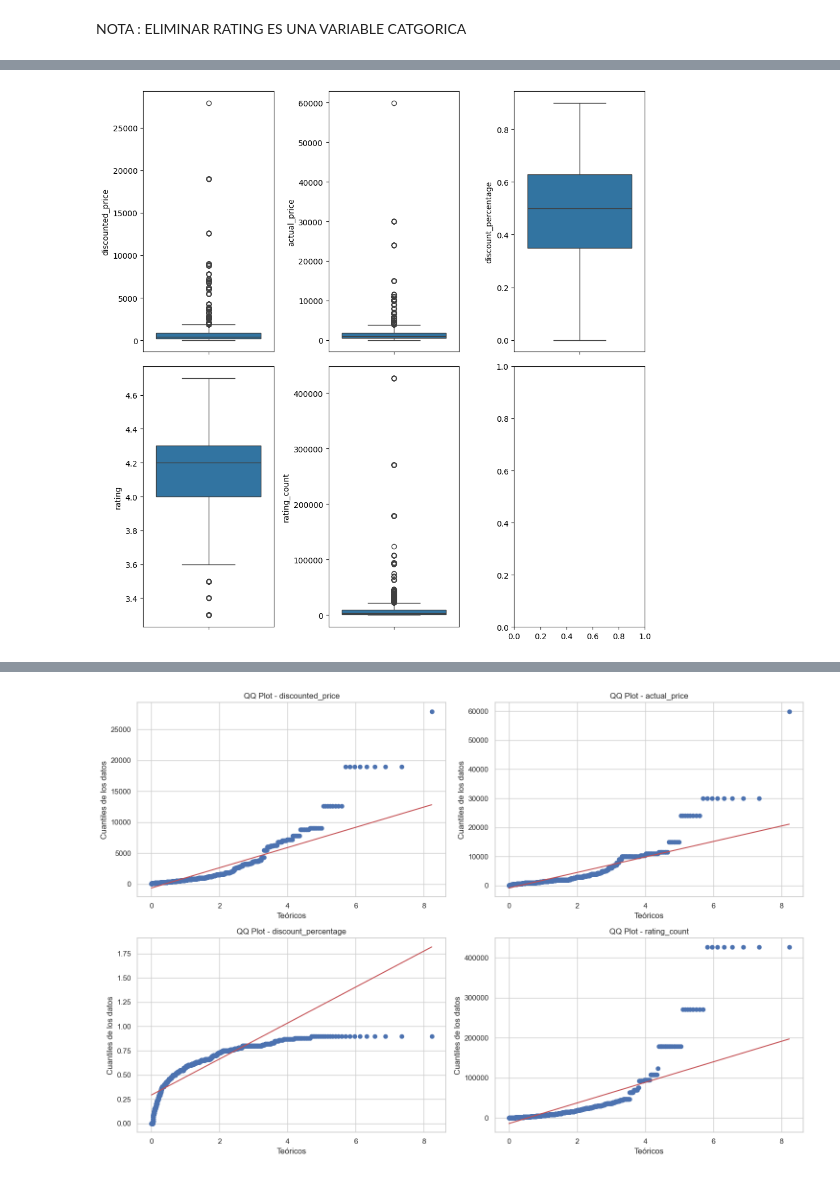
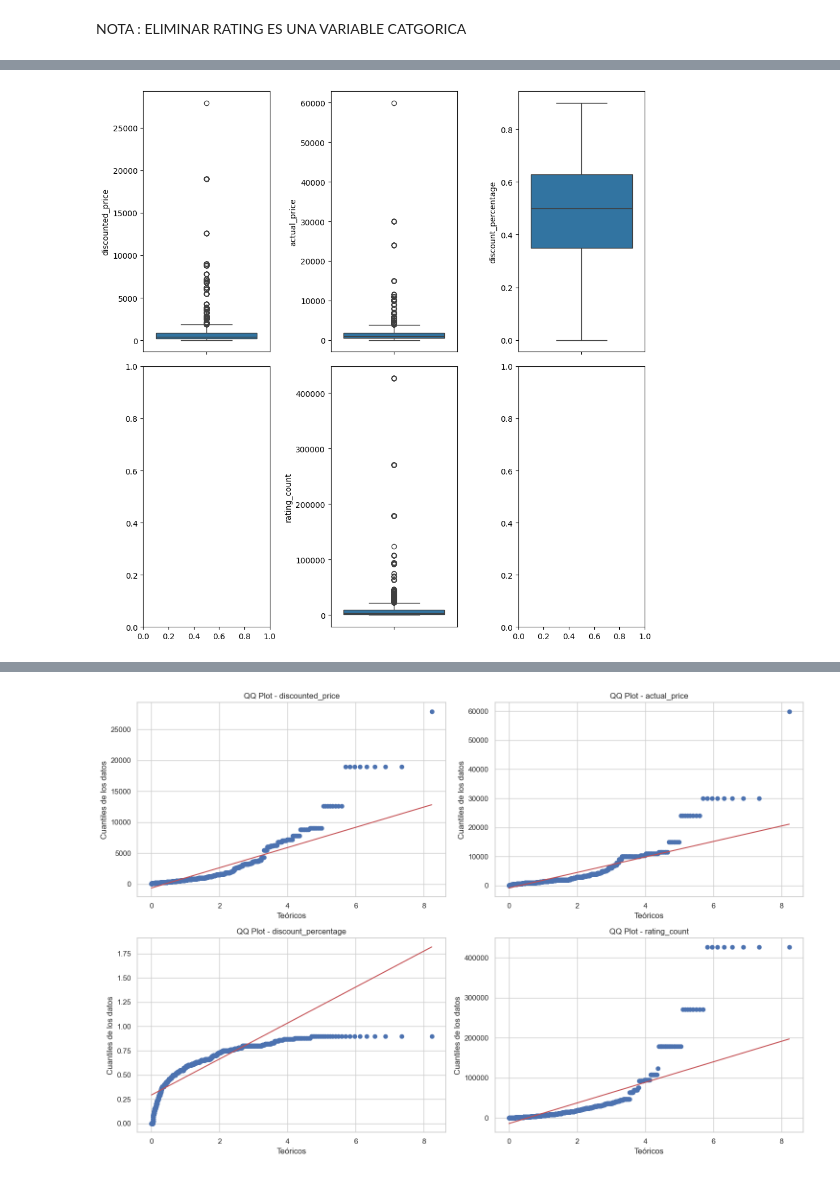
Before and after one commit to marcoeferro/eda_online_retail_sales, a Jupyter notebook: EDARetailSales.ipynb, the cells around one changed output, grey strips where cells are left out. Saved outputs shown, nothing was run; the diff lists cells and outputs as text; code cells hidden in the pictures.

```diff
--- a/EDARetailSales.ipynb
+++ b/EDARetailSales.ipynb
@@ -154,16 +154,15 @@ plt.show()
 # %%
 fig,ax = plt.subplots(nrows=2, ncols=3,figsize=(10,10))
 
 sns.boxplot(data = numerical_data["discounted_price"],ax=ax[0,0])
 sns.boxplot(data = numerical_data["actual_price"],ax=ax[0,1])
 sns.boxplot(data = numerical_data["discount_percentage"],ax=ax[0,2])
-sns.boxplot(data = numerical_data["rating"],ax=ax[1,0])
 sns.boxplot(data = numerical_data["rating_count"],ax=ax[1,1])
 
 plt.tight_layout()
 plt.show()
 # %% [output]
-[figure, old version]
+[figure, new version]
 # %%
 import numpy as np
 import scipy.stats as stats
```
Also changed, not shown: parts of 23 cells of this notebook.
